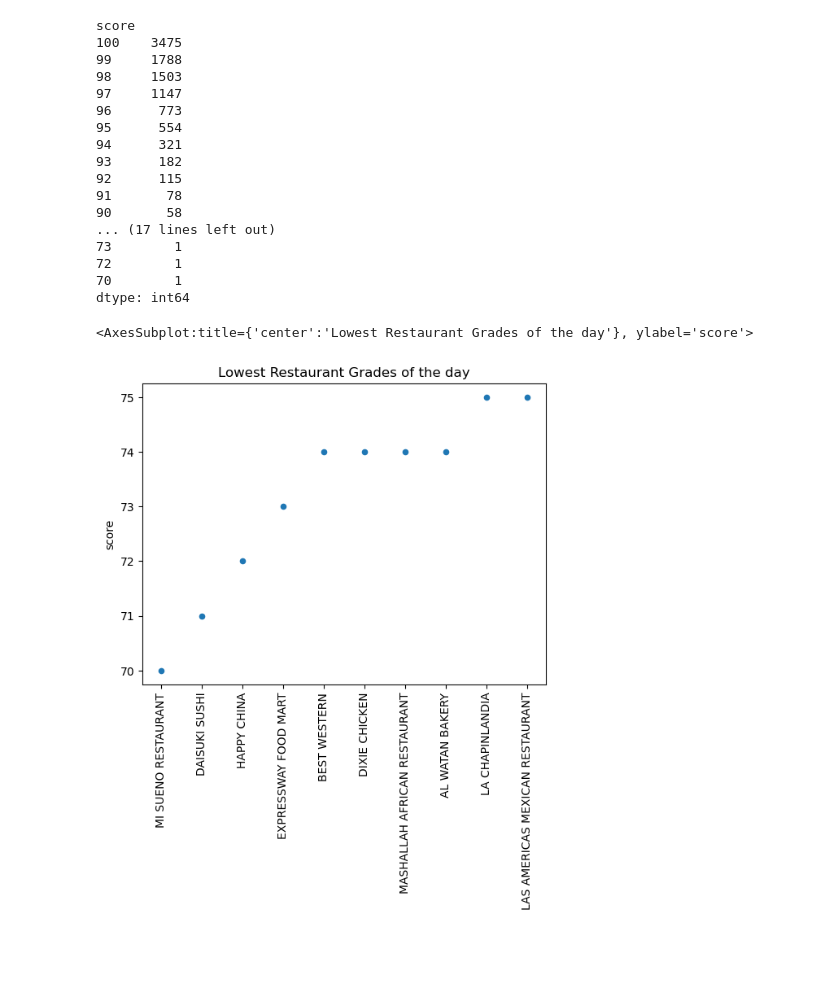
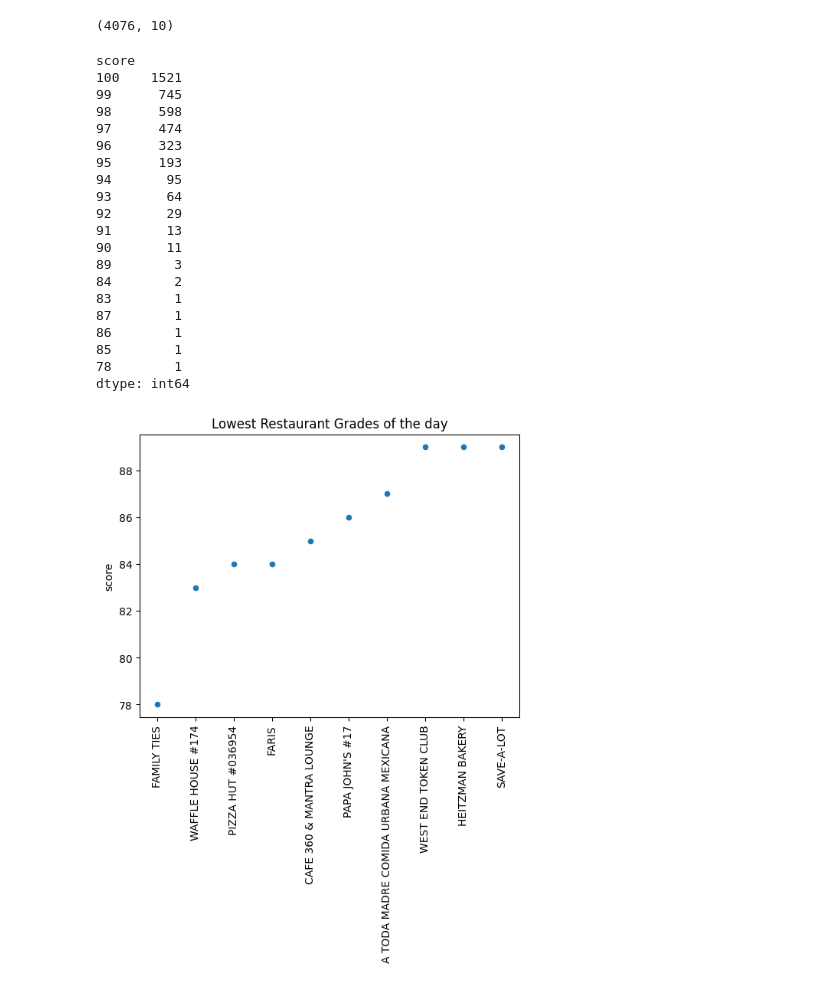
Before and after one commit to dmorton714/-restaurant_inspection_scores, a Jupyter notebook: rest_pull.ipynb, the cells around one changed output. Saved outputs shown, nothing was run; the diff lists cells and outputs as text; code cells hidden in the pictures; blank space fills up the shorter version.

```diff
--- a/rest_pull.ipynb
+++ b/rest_pull.ipynb
@@ -31,0 +34,2 @@ df = pd.DataFrame(data_list)
+# %%
+df = pd.read_csv("local_working.csv")
@@ -32 +38,4 @@ df = pd.DataFrame(data_list)
+# %%
+cols_drop = ['EstablishmentID', 'InspectionID', 'PlaceName', 'Address2', 'TypeDescription', 'NameSearch', 'Intersection']
+df.drop(cols_drop, axis=1, inplace=True)
 # %%
@@ -71,5 +52,5 @@ Remove the dup
 # %%
-df = df[(df['score'] != 0)]
-df = df.sort_values(by='score', ascending=True)
-# df = df.reset_index()
-df
+# df = df[(df['score'] != 0)]
+# df = df.sort_values(by='score', ascending=True)
+# # df = df.reset_index()
+# df
@@ -91,0 +57,5 @@ df.to_csv('local_working.csv', index=False)
+# %%
+# sorting inspection dates
+df.sort_values('InspectionDate', ascending=False, inplace=True)
+# dropping duplicate rest based on its first occurrence
+df.drop_duplicates(subset='EstablishmentName', keep='first', inplace=True)
@@ -91,0 +66,5 @@ df.to_csv('local_working.csv', index=False)
+# %%
+# confirmed that the code worked with the shape of the df
+df.shape
+# %% [output]
+(4076, 10)
@@ -93,19 +74,22 @@ df.to_csv('local_working.csv', index=False)
 df.value_counts('score')
 # %% [output]
 score
-100    3475
-99     1788
-98     1503
-97     1147
-96      773
-95      554
-94      321
-93      182
-92      115
-91       78
-90       58
-... (17 lines left out)
-73        1
-72        1
-70        1
+100    1521
+99      745
+98      598
+97      474
+96      323
+95      193
+94       95
+93       64
+92       29
+91       13
+90       11
+89        3
+84        2
+83        1
+87        1
+86        1
+85        1
+78        1
 dtype: int64
@@ -112,6 +98,5 @@ dtype: int64
 # %%
 df = df[0:10]
-df.plot.scatter( title = "Lowest Restaurant Grades of the day",x = 'NameSearch', y = 'score', rot = 'vertical', xlabel = "",)
+df.plot.scatter( title = "Lowest Restaurant Grades of the day",x = 'EstablishmentName', y = 'score', rot = 'vertical', xlabel = "",);
 # %% [output]
-<AxesSubplot:title={'center':'Lowest Restaurant Grades of the day'}, ylabel='score'>
-[figure, old version]
+[figure, new version]
```
Also changed, not shown: parts of 15 cells of this notebook, 1 other file.
